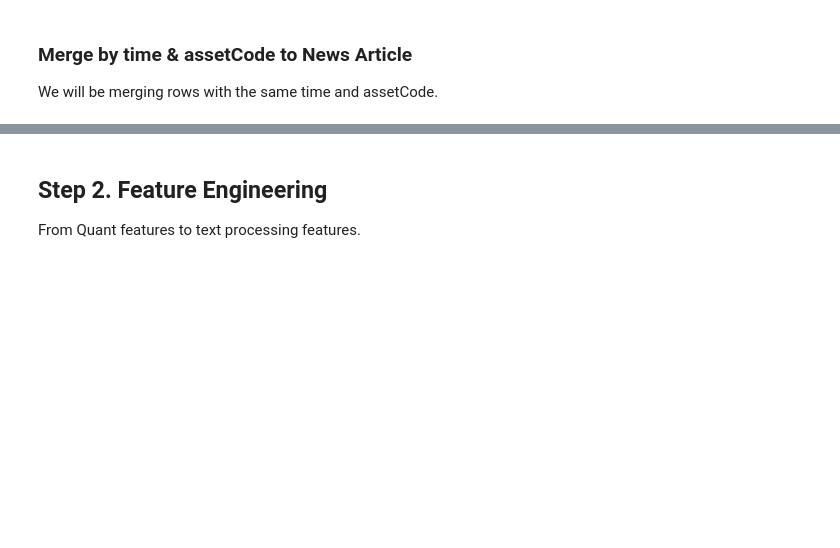
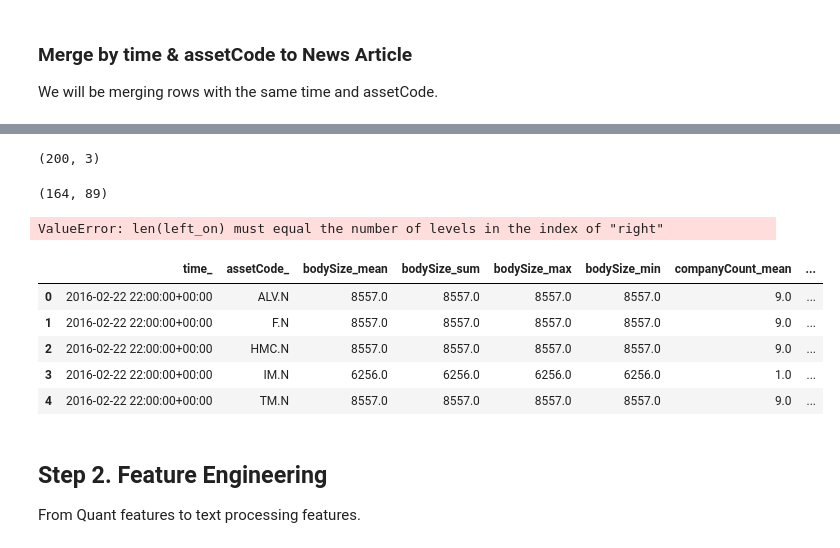
Before and after one commit to jangarong/StockMarketPredictions, a Jupyter notebook: "Stock" Grade Neural Network.ipynb, the cells around one changed output, grey strips where cells are left out. Cells and saved outputs as stored; diff of their text form; code cells hidden in the pictures; blank space fills up the shorter version.

Commit message:
added numerical aggregations

```diff
--- a/"Stock" Grade Neural Network.ipynb
+++ b/"Stock" Grade Neural Network.ipynb
@@ -181,21 +218,3 @@ def categorical_groupby(expand_df):
-# %%
-# WIP
-def numerical_groupby(expand_df):
-
-    news_agg_cols = [f for f in news_train_df.columns if 'novelty' in f or
-                    'volume' in f or
-                    'sentiment' in f or
-                    'bodySize' in f or
-                    'Count' in f or
-                    'marketCommentary' in f or
-                    'relevance' in f]
-    news_agg_dict = {}
-    for col in news_agg_cols:
-        news_agg_dict[col] = ['mean', 'sum', 'max', 'min']
-    news_agg_dict['urgency'] = ['min', 'count']
-    news_agg_dict['takeSequence'] = ['max']
-
-    expand_agg_groupby = expand_train_df[['time', 'assetCode'] + news_agg_cols].groupby(['time', 'assetCode'])
 # %%
 def get_matches(market_df, expand_df):
 
@@ -236,2 +256,19 @@ def merge_by_code(market_df, expand_df):
 
     # preform aggregations
+# %%
+market_df = market_train_df
+expand_df = expand_train_df
+
+print('fin')
+
+# get expansion of rows
+expand_df = get_matches(market_df, expand_df)
+
+print('fin')
+
+# prepare categorical features for merging
+expand_df['subjects'] = expand_df['subjects'].str.findall(f"'([\w\./]+)'")
+expand_df['audiences'] = expand_df['audiences'].str.findall(f"'([\w\./]+)'")
+expand_df['headline'] = expand_df['headline'].apply(clean_headlines)
+
+print('fin')
@@ -237,0 +296,2 @@ def merge_by_code(market_df, expand_df):
+# %%
+expand_num_df = numerical_groupby(expand_df)
@@ -237,0 +307,21 @@ def merge_by_code(market_df, expand_df):
+# %%
+expand_cat_df.shape
+# %% [output]
+(200, 3)
+# %%
+expand_num_df.shape
+# %% [output]
+(164, 89)
+# %%
+expand_cat_df.join(expand_num_df, on=['time', 'assetCode'])
+# %% [output]
+ValueError: len(left_on) must equal the number of levels in the index of "right"
+# %%
+expand_num_df.head(5)
+# %% [output]
+|  | time_ | assetCode_ | bodySize_mean | bodySize_sum | bodySize_max | bodySize_min | companyCount_mean | ... |
+| 0 | 2016-02-22 22:00:00+00:00 | ALV.N | 8557.0 | 8557.0 | 8557.0 | 8557.0 | 9.0 | ... |
+| 1 | 2016-02-22 22:00:00+00:00 | F.N | 8557.0 | 8557.0 | 8557.0 | 8557.0 | 9.0 | ... |
+| 2 | 2016-02-22 22:00:00+00:00 | HMC.N | 8557.0 | 8557.0 | 8557.0 | 8557.0 | 9.0 | ... |
+| 3 | 2016-02-22 22:00:00+00:00 | IM.N | 6256.0 | 6256.0 | 6256.0 | 6256.0 | 1.0 | ... |
+| 4 | 2016-02-22 22:00:00+00:00 | TM.N | 8557.0 | 8557.0 | 8557.0 | 8557.0 | 9.0 | ... |
```
Also changed, not shown: parts of 16 cells of this notebook.
